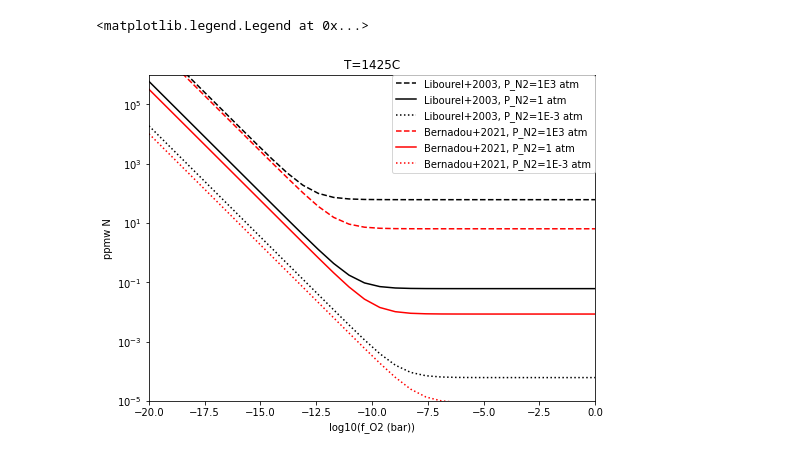
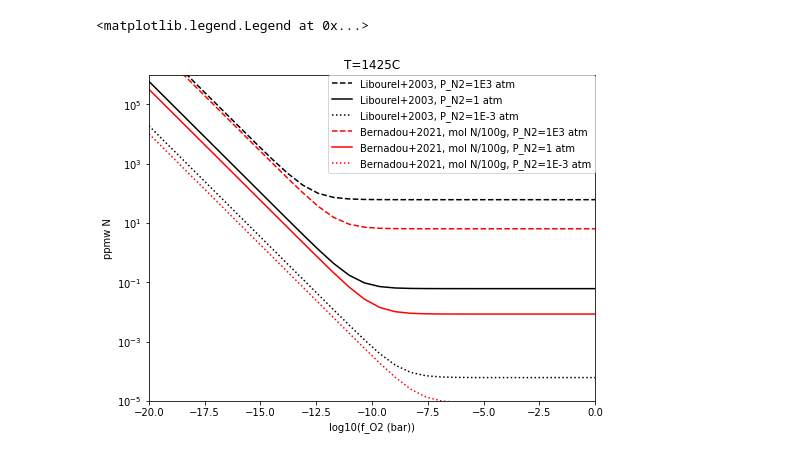
Before and after one commit to sukritranjan/share-ipython-notebooks, a Jupyter notebook: N-silicate-solubility-comparison.ipynb, the cells around one changed output. Saved outputs shown, nothing was run; the diff lists cells and outputs as text; code cells hidden in the pictures.

```diff
--- a/N-silicate-solubility-comparison.ipynb
+++ b/N-silicate-solubility-comparison.ipynb
@@ -37,28 +37,28 @@ def x_N_m_libourel_2003(f_N2_bar, f_O2_bar):
     f_O2_atm=f_O2_bar*bar2atm
     f_N2_atm=f_N2_bar*bar2atm
 
-    w_N_m_ppmw=0.0611*f_N2_atm + (5.97E-10)*(f_O2_atm**(-0.75))*(f_N2_atm**0.5)
+    w_N_m_ppmw=0.0611*f_N2_atm + (5.97E-10)*(f_O2_atm**(-0.75))*(f_N2_atm**0.5) #mass fraction in ppmw
 
-    w_N_m=w_N_m_ppmw*1.0E-6
+    w_N_m=w_N_m_ppmw*1.0E-6 #mass fraction, absolute
 
-    x_N_m=w_N_m*mu_magma/mu_N
+    x_N_m=w_N_m*mu_magma/mu_N #mol fraction, absolute
 
     return x_N_m
 
 ##########
-###Bernadou et al. 2021 N solubility law, two versions (depending on what the units of Equation 18 are)
+###Bernadou et al. 2021 N solubility law
 ##########
 
-def x_N_m_bernadou_2021(f_N2_bar, f_O2_bar, T_K, P_bar):
+def w_N_m_ppmw_bernadou_2021_molN100g(f_N2_bar, f_O2_bar, T_K, P_bar):
     """
     Takes:
         --nitrogen fugacity, bar
         --oxygen fugacity, bar
 
     Returns:
-        mol fraction nitrogen in melt, as N
+        ppm weight N in melt
 
-    UPDATE: Bernadou in an email dated 8/16/2021 gives the units to be mol N/100g melt.
+    ASSUMES: EQUATION 18 IS IN MOL N/100 g MELT
     """
 
     deltaH_13=29344. #J/mol
@@ -97,39 +97,43 @@ def x_N_m_bernadou_2021(f_N2_bar, f_O2_bar, T_K, P_bar):
     K_13=np.exp((-deltaG_13)/(R_J_mol*T_K))
     K_14=np.exp((-deltaG_14)/(R_J_mol*T_K))
 
+    conc_N_m=K_13*f_N2_bar + K_14*(f_O2_bar**(-0.75))*(f_N2_bar**0.5) #units: mol of N per 100 g of melt, according to Bernadou pers. comm.
+    w_N_m_ppmw=conc_N_m*10000.*14. #mass fraction of N in melt following advice of F. Bernadou
 
-    conc_N_m=K_13*f_N2_bar + K_14*(f_O2_bar**(-0.75))*(f_N2_bar**0.5) #units: mol of N per 100 g of melt, according to Bernadou pers. comm.
-    x_N_m=conc_N_m*0.01*mu_magma #mol fraction N
-
-    return x_N_m
-
+    return w_N_m_ppmw
 
 ######
 ###Plot, compare Libourel+2003 and Bernadou+2021
 ######
 ####################
 ###N2 Solubility
 ####################
 #Approximate Figure 7 of Libourel+2003
 f_O2_atm_list=np.logspace(-20.0, 0, num=30)
 f_O2_bar_list=f_O2_atm_list*atm2bar
 
 fig, ax=plt.subplots(1, figsize=(8., 6.))
 ax.set_title('T=1425C')
 ax.plot(np.log10(f_O2_bar_list), x_N_m_libourel_2003(1.0E3*atm2bar, f_O2_bar_list)*mu_N/mu_magma*1E6, color='black', linestyle='--', label='Libourel+2003, P_N2=1E3 atm')
 ax.plot(np.log10(f_O2_bar_list), x_N_m_libourel_2003(1.0*atm2bar, f_O2_bar_list)*mu_N/mu_magma*1E6, color='black', linestyle='-', label='Libourel+2003, P_N2=1 atm')
 ax.plot(np.log10(f_O2_bar_list), x_N_m_libourel_2003(1.0E-3*atm2bar, f_O2_bar_list)*mu_N/mu_magma*1E6, color='black', linestyle=':', label='Libourel+2003, P_N2=1E-3 atm')
 
-ax.plot(np.log10(f_O2_bar_list), x_N_m_bernadou_2021(1.0E3*atm2bar, f_O2_bar_list, 1425+273., 1.0E3*atm2bar+f_O2_bar_list)*mu_N/mu_magma*1E6, color='red', linestyle='--', label='Bernadou+2021, P_N2=1E3 atm')
-ax.plot(np.log10(f_O2_bar_list), x_N_m_bernadou_2021(1.0*atm2bar, f_O2_bar_list, 1425+273., 1.0*atm2bar+f_O2_bar_list)*mu_N/mu_magma*1E6, color='red', linestyle='-', label='Bernadou+2021, P_N2=1 atm')
-ax.plot(np.log10(f_O2_bar_list), x_N_m_bernadou_2021(1.0E-3*atm2bar, f_O2_bar_list, 1425+273., 1.0E-3*atm2bar+f_O2_bar_list)*mu_N/mu_magma*1E6, color='red', linestyle=':', label='Bernadou+2021, P_N2=1E-3 atm')
+ax.plot(np.log10(f_O2_bar_list), w_N_m_ppmw_bernadou_2021_molN100g(1.0E3*atm2bar, f_O2_bar_list, 1425+273., 1.0E3*atm2bar+f_O2_bar_list), color='red', linestyle='--', label='Bernadou+2021, mol N/100g, P_N2=1E3 atm')
+ax.plot(np.log10(f_O2_bar_list), w_N_m_ppmw_bernadou_2021_molN100g(1.0*atm2bar, f_O2_bar_list, 1425+273., 1.0*atm2bar+f_O2_bar_list), color='red', linestyle='-', label='Bernadou+2021, mol N/100g, P_N2=1 atm')
+ax.plot(np.log10(f_O2_bar_list), w_N_m_ppmw_bernadou_2021_molN100g(1.0E-3*atm2bar, f_O2_bar_list, 1425+273., 1.0E-3*atm2bar+f_O2_bar_list), color='red', linestyle=':', label='Bernadou+2021, mol N/100g, P_N2=1E-3 atm')
+
+
+#ax.plot(np.log10(f_O2_bar_list), x_N_m_bernadou_2021_massfrac(1.0E3*atm2bar, f_O2_bar_list, 1425+273., 1.0E3*atm2bar+f_O2_bar_list)*mu_N/mu_magma*1E6, color='blue', linestyle='--', label='Bernadou+2021, mass fraction, P_N2=1E3 atm')
+#ax.plot(np.log10(f_O2_bar_list), x_N_m_bernadou_2021_massfrac(1.0*atm2bar, f_O2_bar_list, 1425+273., 1.0*atm2bar+f_O2_bar_list)*mu_N/mu_magma*1E6, color='blue', linestyle='-', label='Bernadou+2021, mass fraction, P_N2=1 atm')
+#ax.plot(np.log10(f_O2_bar_list), x_N_m_bernadou_2021_massfrac(1.0E-3*atm2bar, f_O2_bar_list, 1425+273., 1.0E-3*atm2bar+f_O2_bar_list)*mu_N/mu_magma*1E6, color='blue', linestyle=':', label='Bernadou+2021, mass fraction, P_N2=1E-3 atm')
+
 
 ax.set_xlabel('log10(f_O2 (bar))')
 ax.set_ylabel('ppmw N')
 ax.set_yscale('log')
 ax.set_xlim([-20, 0])
 ax.set_ylim([1E-5, 1E6])
 ax.legend(loc='best', ncol=1, borderaxespad=0., fontsize=10)
 # %% [output]
 <matplotlib.legend.Legend at 0x...>
-[figure, old version]
+[figure, new version]
```
